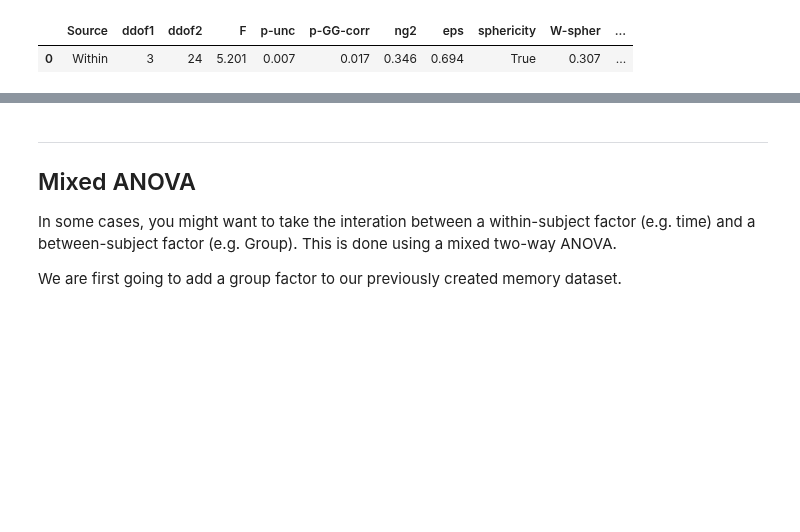
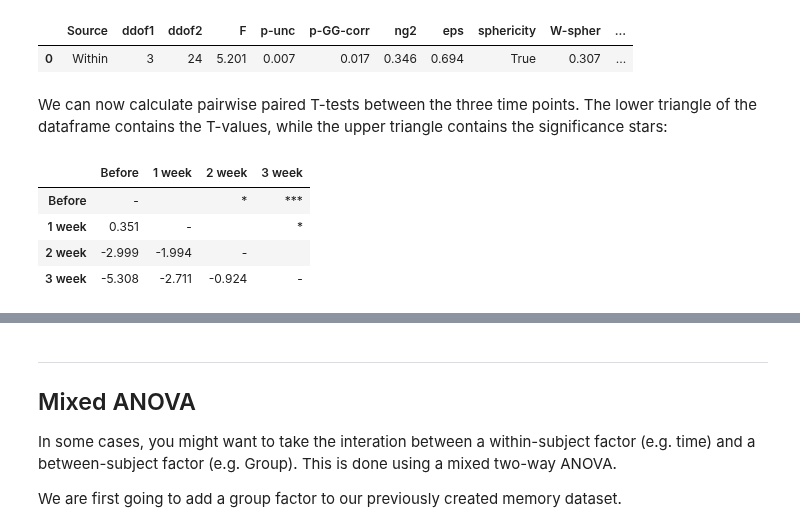
Before and after one commit to raphaelvallat/pingouin, a Jupyter notebook: notebooks/01_ANOVA.ipynb, the cells around one changed output, grey strips where cells are left out. Drawn from its saved outputs; the diff is of its cells as text; code cells hidden in the pictures; blank space fills up the shorter version.

```diff
--- a/notebooks/01_ANOVA.ipynb
+++ b/notebooks/01_ANOVA.ipynb
@@ -294,3 +294,13 @@ pg.rm_anova(data_wide, correction=True)
 # %% [output]
 |  | Source | ddof1 | ddof2 | F | p-unc | p-GG-corr | ng2 | eps | sphericity | W-spher | ... |
 | 0 | Within | 3 | 24 | 5.201 | 0.007 | 0.017 | 0.346 | 0.694 | True | 0.307 | ... |
+# %% [markdown]
+We can now calculate pairwise paired T-tests between the three time points. The lower triangle of the dataframe contains the T-values, while the upper triangle contains the significance stars:
+# %%
+data_wide.ptests(paired=True)
+# %% [output]
+|  | Before | 1 week | 2 week | 3 week |
+| Before | - |  | * | *** |
+| 1 week | 0.351 | - |  | * |
+| 2 week | -2.999 | -1.994 | - |  |
+| 3 week | -5.308 | -2.711 | -0.924 | - |
```
Also changed, not shown: parts of 2 cells of this notebook, 6 other files.
